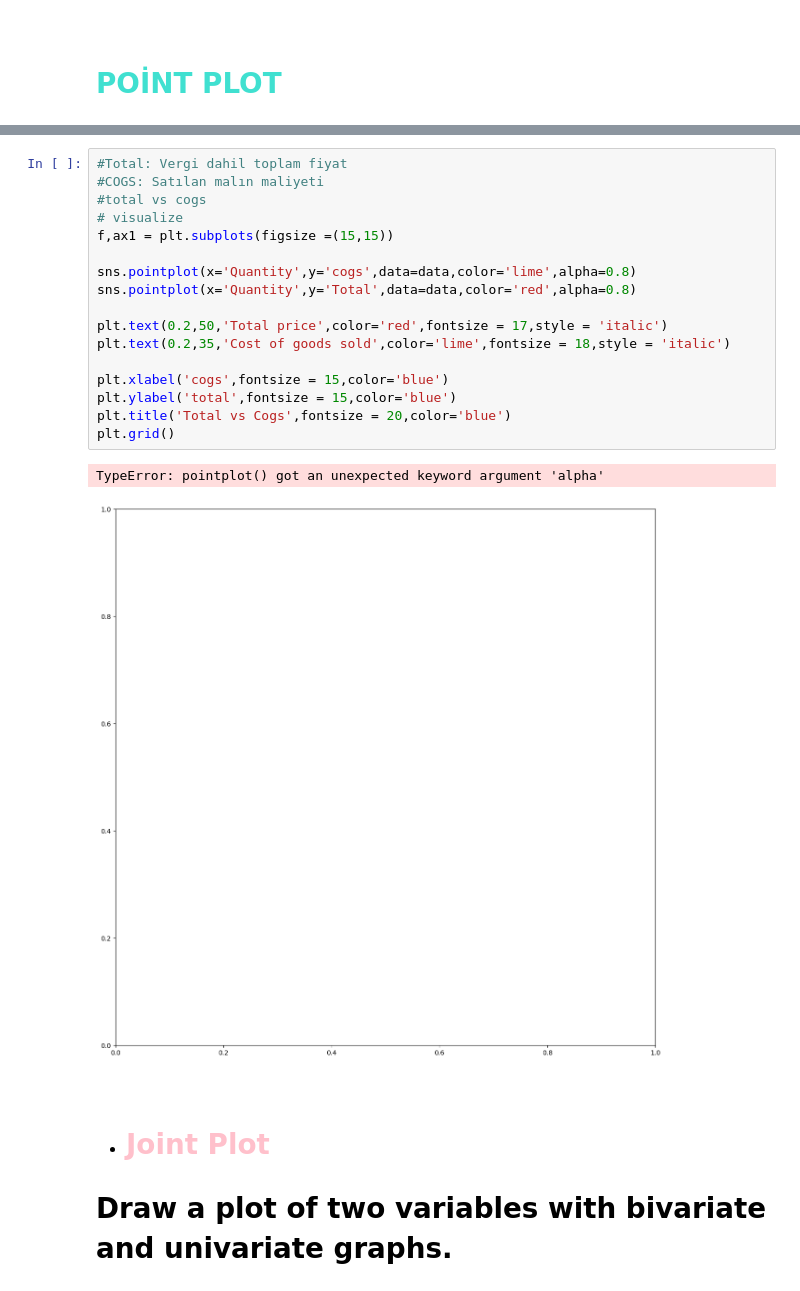
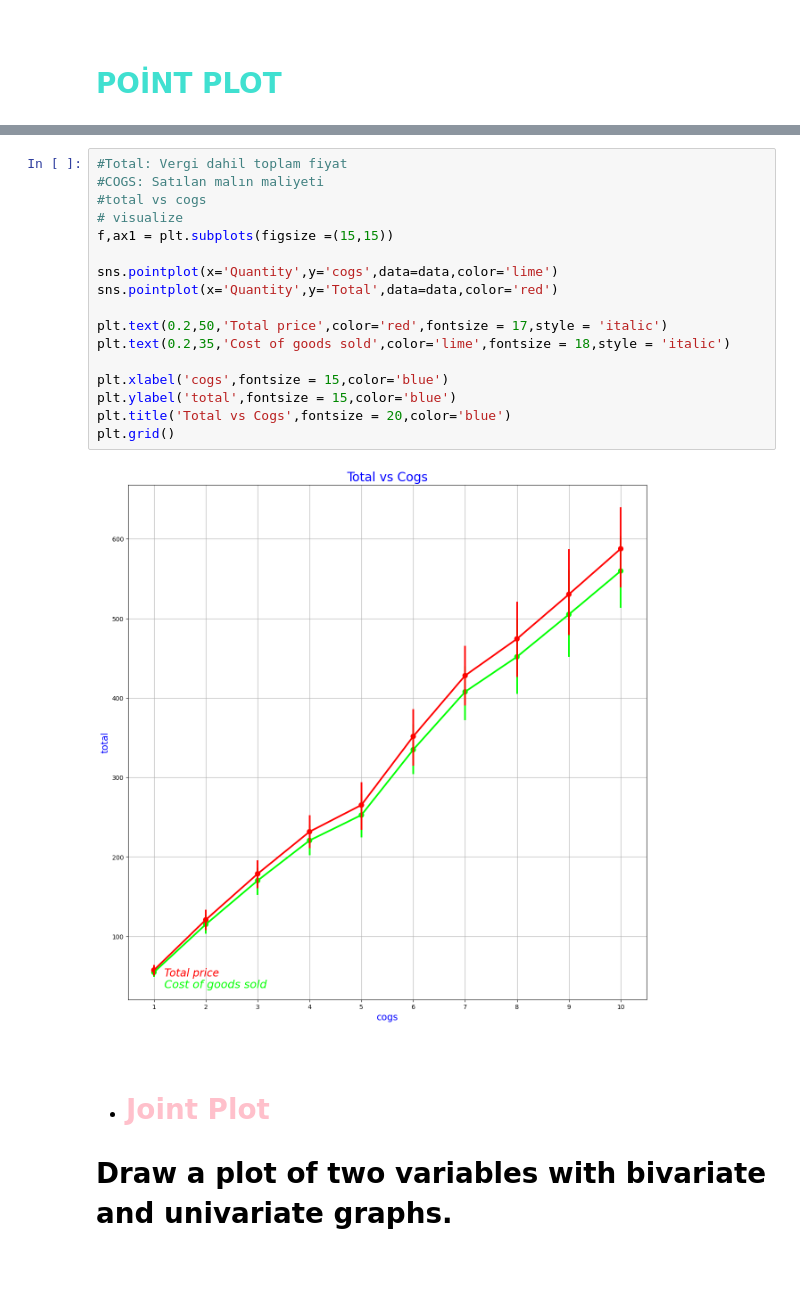
Before and after one commit to steadfast2201/EDA_1, a Jupyter notebook: supermarket-sales-eda-v-sualization.ipynb, the cells around one changed output, grey strips where cells are left out. Saved outputs shown, nothing was run; the diff lists cells and outputs as text.

```diff
--- a/supermarket-sales-eda-v-sualization.ipynb
+++ b/supermarket-sales-eda-v-sualization.ipynb
@@ -593,23 +593,22 @@ data.head()
 # %%
 #Total: Vergi dahil toplam fiyat
 #COGS: Satılan malın maliyeti
 #total vs cogs
 # visualize
 f,ax1 = plt.subplots(figsize =(15,15))
 
-sns.pointplot(x='Quantity',y='cogs',data=data,color='lime',alpha=0.8)
-sns.pointplot(x='Quantity',y='Total',data=data,color='red',alpha=0.8)
+sns.pointplot(x='Quantity',y='cogs',data=data,color='lime')
+sns.pointplot(x='Quantity',y='Total',data=data,color='red')
 
 plt.text(0.2,50,'Total price',color='red',fontsize = 17,style = 'italic')
 plt.text(0.2,35,'Cost of goods sold',color='lime',fontsize = 18,style = 'italic')
 
 plt.xlabel('cogs',fontsize = 15,color='blue')
 plt.ylabel('total',fontsize = 15,color='blue')
 plt.title('Total vs Cogs',fontsize = 20,color='blue')
 plt.grid()
 # %% [output]
-TypeError: pointplot() got an unexpected keyword argument 'alpha'
-[figure, old version]
+[figure, new version]
 # %% [markdown]
  <a id = "8"></a><br>
 * # <span style="color:pink">Joint Plot</span>
```
Also changed, not shown: parts of 4 cells of this notebook.
